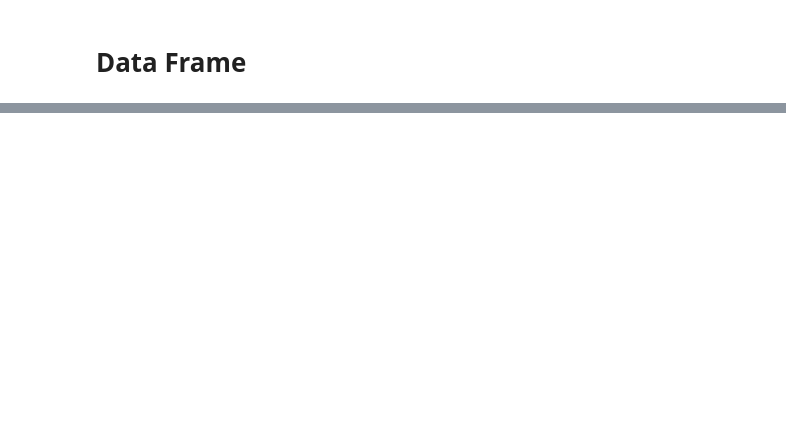
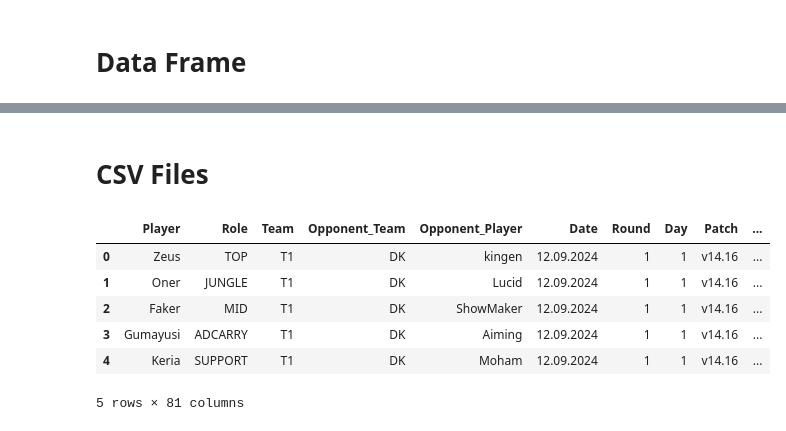
Before and after one commit to oocim/Data-Science-Study, a Jupyter notebook: Pandas.ipynb, the cells around one changed output, grey strips where cells are left out. Saved outputs shown, nothing was run; the diff lists cells and outputs as text; code cells hidden in the pictures; blank space fills up the shorter version.

```diff
--- a/Pandas.ipynb
+++ b/Pandas.ipynb
@@ -85,0 +65,2 @@ g
+# %% [markdown]
+# CSV Files
@@ -85,0 +72,10 @@ g
+# %%
+df.head()
+# %% [output]
+|  | Player | Role | Team | Opponent_Team | Opponent_Player | Date | Round | Day | Patch | ... |
+| 0 | Zeus | TOP | T1 | DK | kingen | 12.09.2024 | 1 | 1 | v14.16 | ... |
+| 1 | Oner | JUNGLE | T1 | DK | Lucid | 12.09.2024 | 1 | 1 | v14.16 | ... |
+| 2 | Faker | MID | T1 | DK | ShowMaker | 12.09.2024 | 1 | 1 | v14.16 | ... |
+| 3 | Gumayusi | ADCARRY | T1 | DK | Aiming | 12.09.2024 | 1 | 1 | v14.16 | ... |
+| 4 | Keria | SUPPORT | T1 | DK | Moham | 12.09.2024 | 1 | 1 | v14.16 | ... |
+5 rows × 81 columns
```
Also changed, not shown: parts of 28 cells of this notebook, 1 other file.
